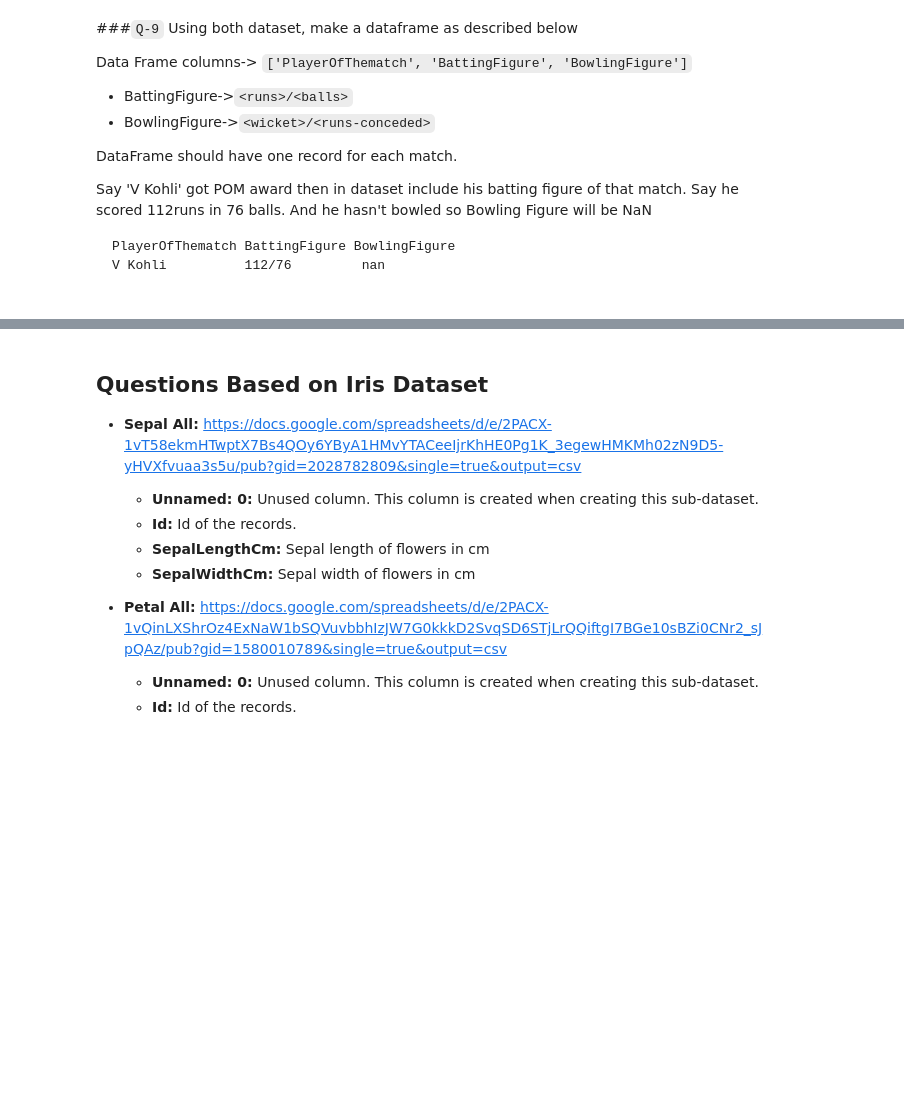
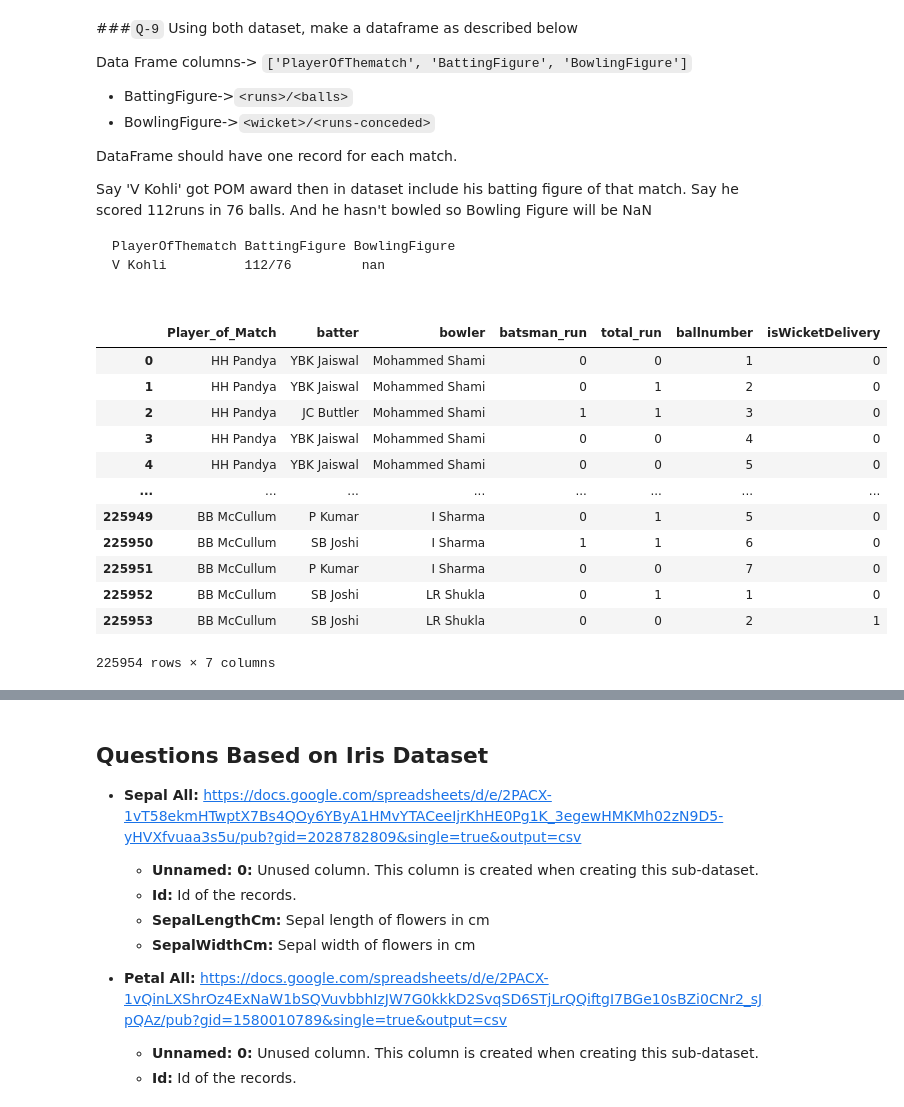
Before and after one commit to GarimaBansal535/Pandas, a Jupyter notebook: Task/session_20_task.ipynb, the cells around one changed output, grey strips where cells are left out. Cells and saved outputs as stored; diff of their text form; code cells hidden in the pictures; blank space fills up the shorter version.

```diff
--- a/Task/session_20_task.ipynb
+++ b/Task/session_20_task.ipynb
@@ -93,0 +148,3 @@ Bowler's Economy = runs-conceded per six balls
+# %%
+deliveries=pd.read_csv('ipl_deliveries.csv')
+deliveries.head(3)
@@ -93,0 +156,3 @@ Bowler's Economy = runs-conceded per six balls
+# %%
+Matchs=pd.read_csv('IPL_Matches_2008_2022.csv')
+Matchs.head(3)
@@ -113,0 +225,3 @@ Columns of the data frame are - `['Season','Innings', 'TotalRuns', 'Avg', 'Highe
+# %%
+deliveries=deliveries.merge(Matchs[['ID','Season']],on='ID')
+deliveries.columns
@@ -131,0 +293,17 @@ V Kohli          112/76         nan
+# %%
+pom=deliveries.merge(Matchs[['ID','Player_of_Match']],on='ID').loc[:,['Player_of_Match','batter','bowler','batsman_run','total_run','ballnumber','isWicketDelivery']]
+pom
+# %% [output]
+|  | Player_of_Match | batter | bowler | batsman_run | total_run | ballnumber | isWicketDelivery |
+| 0 | HH Pandya | YBK Jaiswal | Mohammed Shami | 0 | 0 | 1 | 0 |
+| 1 | HH Pandya | YBK Jaiswal | Mohammed Shami | 0 | 1 | 2 | 0 |
+| 2 | HH Pandya | JC Buttler | Mohammed Shami | 1 | 1 | 3 | 0 |
+| 3 | HH Pandya | YBK Jaiswal | Mohammed Shami | 0 | 0 | 4 | 0 |
+| 4 | HH Pandya | YBK Jaiswal | Mohammed Shami | 0 | 0 | 5 | 0 |
+| ... | ... | ... | ... | ... | ... | ... | ... |
+| 225949 | BB McCullum | P Kumar | I Sharma | 0 | 1 | 5 | 0 |
+| 225950 | BB McCullum | SB Joshi | I Sharma | 1 | 1 | 6 | 0 |
+| 225951 | BB McCullum | P Kumar | I Sharma | 0 | 0 | 7 | 0 |
+| 225952 | BB McCullum | SB Joshi | LR Shukla | 0 | 1 | 1 | 0 |
+| 225953 | BB McCullum | SB Joshi | LR Shukla | 0 | 0 | 2 | 1 |
+225954 rows × 7 columns
```
Also changed, not shown: parts of 48 cells of this notebook, 11 other files.
